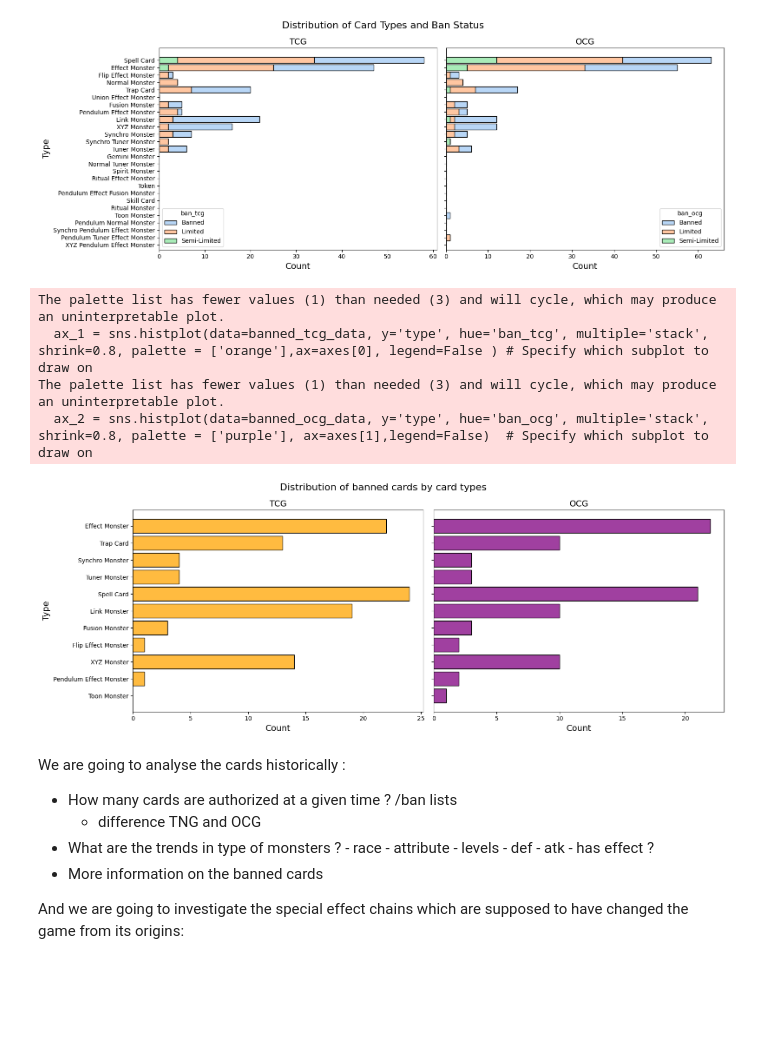
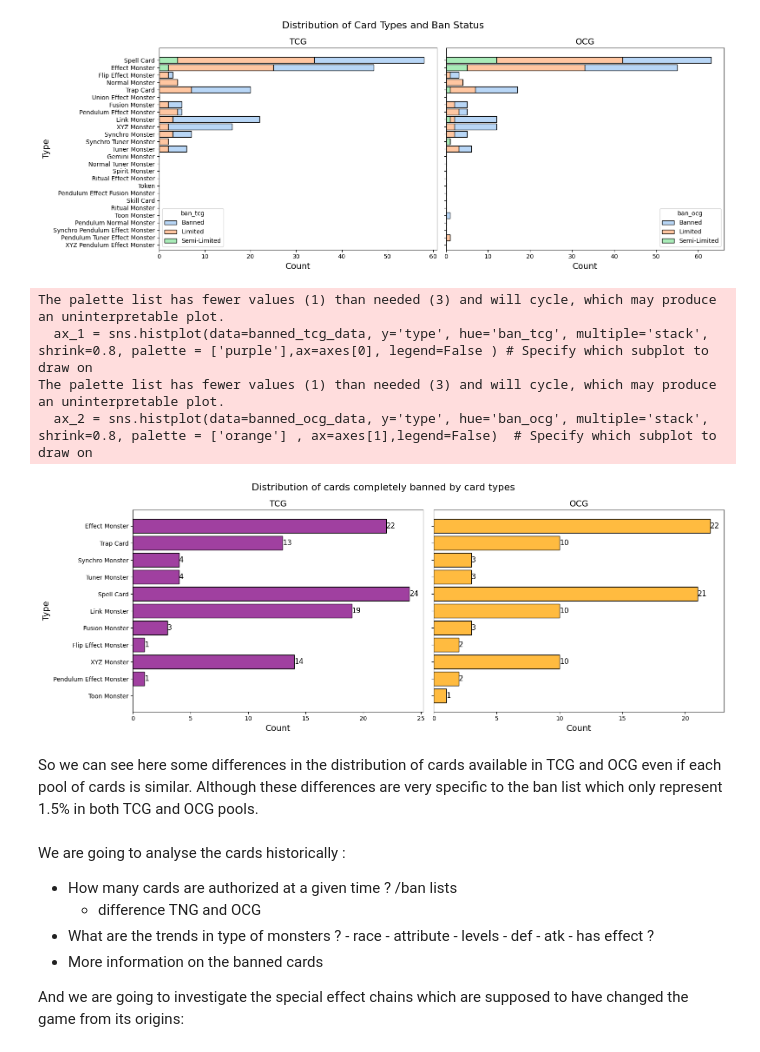
Before and after one commit to HanaeBonnafoux/yugioh, a Jupyter notebook: yu-gi-oh-s-evolution-through-the-cards.ipynb, the cells around one changed output. Saved outputs shown, nothing was run; the diff lists cells and outputs as text; code cells hidden in the pictures; blank space fills up the shorter version.

Commit message:
Kaggle Notebook | Yu-Gi-Oh's evolution through the cards | Version 16

```diff
--- a/yu-gi-oh-s-evolution-through-the-cards.ipynb
+++ b/yu-gi-oh-s-evolution-through-the-cards.ipynb
@@ -235,42 +243,45 @@ plt.show()
 # %%
 # Ensure 'ban_tcg' and 'ban_ocg' columns are categorical to avoid warnings
 cards_data["ban_tcg"] = cards_data["ban_tcg"].astype("category")
 cards_data["ban_ocg"] = cards_data["ban_ocg"].astype("category")
 
 banned_tcg_data = cards_data[cards_data["ban_tcg"] == "Banned"]
 banned_ocg_data = cards_data[cards_data["ban_ocg"] == "Banned"]
 
 
 fig, axes = plt.subplots(1, 2, figsize=(16, 6), sharey=True)
-fig.suptitle('Distribution of banned cards by card types', ha = "center", fontsize=16)
+fig.suptitle('Distribution of cards completely banned by card types', ha = "center", fontsize=16)
 
-ax_1 = sns.histplot(data=banned_tcg_data, y='type', hue='ban_tcg', multiple='stack', shrink=0.8, palette = ['orange'],ax=axes[0], legend=False ) # Specify which subplot to draw on
+ax_1 = sns.histplot(data=banned_tcg_data, y='type', hue='ban_tcg', multiple='stack', shrink=0.8, palette = ['purple'],ax=axes[0], legend=False ) # Specify which subplot to draw on
 
-#for container in ax.containers:
-#    ax.bar_label(container, fmt='%d', fontsize=8)
+for container in ax_1.containers:
+    ax_1.bar_label(container, fmt='%d', fontsize=12)
 
 ax_1.set_title("TCG", fontsize=14)
 ax_1.set_xlabel("Count", fontsize=14)
 ax_1.set_ylabel("Type", fontsize=14)
 
-ax_2 = sns.histplot(data=banned_ocg_data, y='type', hue='ban_ocg', multiple='stack', shrink=0.8, palette = ['purple'], ax=axes[1],legend=False)  # Specify which subplot to draw on
+ax_2 = sns.histplot(data=banned_ocg_data, y='type', hue='ban_ocg', multiple='stack', shrink=0.8, palette = ['orange'] , ax=axes[1],legend=False)  # Specify which subplot to draw on
 
-#for container in ax_a.containers:
-#    ax_a.bar_label(container, fmt='%d', fontsize=8)
+for container in ax_2.containers:
+    ax_2.bar_label(container, fmt='%d', fontsize=12)
 
 ax_2.set_title("OCG", fontsize=14)
 ax_2.set_xlabel("Count", fontsize=14)
 ax_2.set_ylabel("")  # Remove redundant y-axis label
 
 plt.tight_layout()
 
 plt.show()
 # %% [output]
 The palette list has fewer values (1) than needed (3) and will cycle, which may produce an uninterpretable plot.
-  ax_1 = sns.histplot(data=banned_tcg_data, y='type', hue='ban_tcg', multiple='stack', shrink=0.8, palette = ['orange'],ax=axes[0], legend=False ) # Specify which subplot to draw on
+  ax_1 = sns.histplot(data=banned_tcg_data, y='type', hue='ban_tcg', multiple='stack', shrink=0.8, palette = ['purple'],ax=axes[0], legend=False ) # Specify which subplot to draw on
 The palette list has fewer values (1) than needed (3) and will cycle, which may produce an uninterpretable plot.
-  ax_2 = sns.histplot(data=banned_ocg_data, y='type', hue='ban_ocg', multiple='stack', shrink=0.8, palette = ['purple'], ax=axes[1],legend=False)  # Specify which subplot to draw on
+  ax_2 = sns.histplot(data=banned_ocg_data, y='type', hue='ban_ocg', multiple='stack', shrink=0.8, palette = ['orange'] , ax=axes[1],legend=False)  # Specify which subplot to draw on
-[figure, old version]
+[figure, new version]
+# %% [markdown]
+So we can see here some differences in the distribution of cards available in TCG and OCG even if each pool of cards is similar.
+Although these differences are very specific to the ban list which only represent 1.5% in both TCG and OCG pools.
 # %% [markdown]
 We are going to analyse the cards historically :
 - How many cards are authorized at a given time ? /ban lists
```
Also changed, not shown: parts of 1 cell of this notebook.
